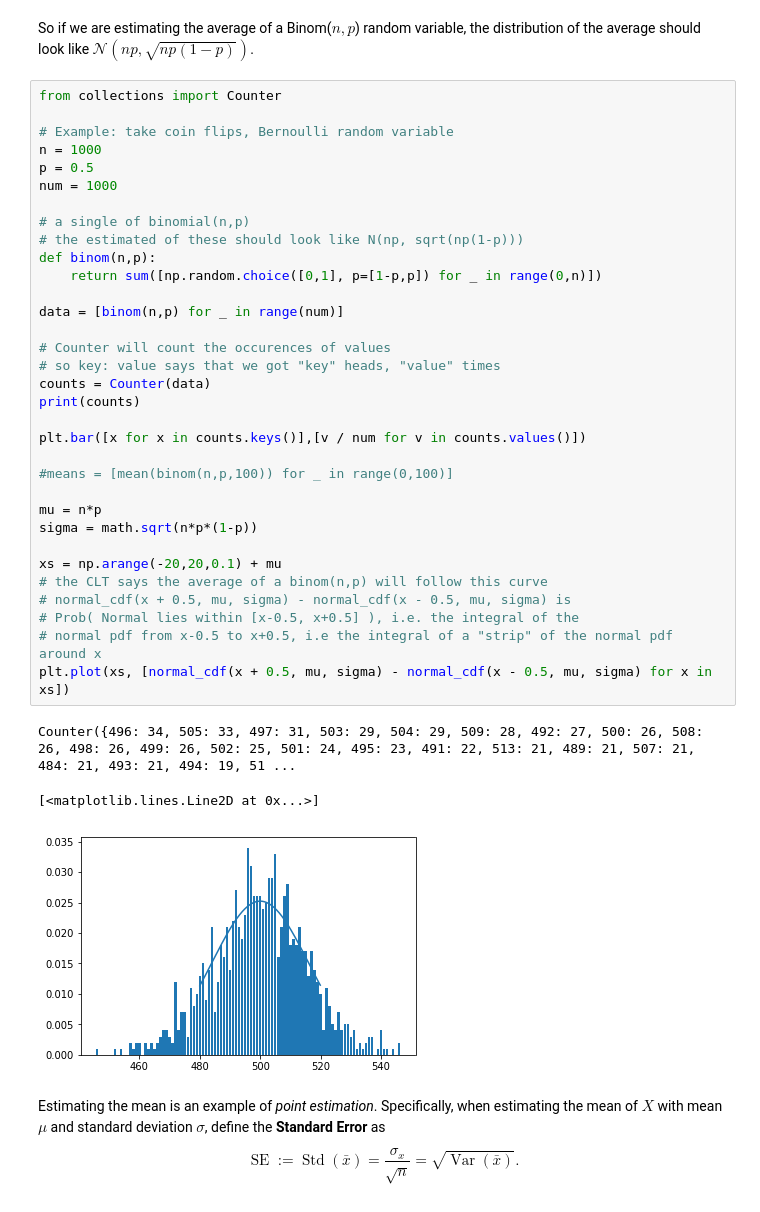
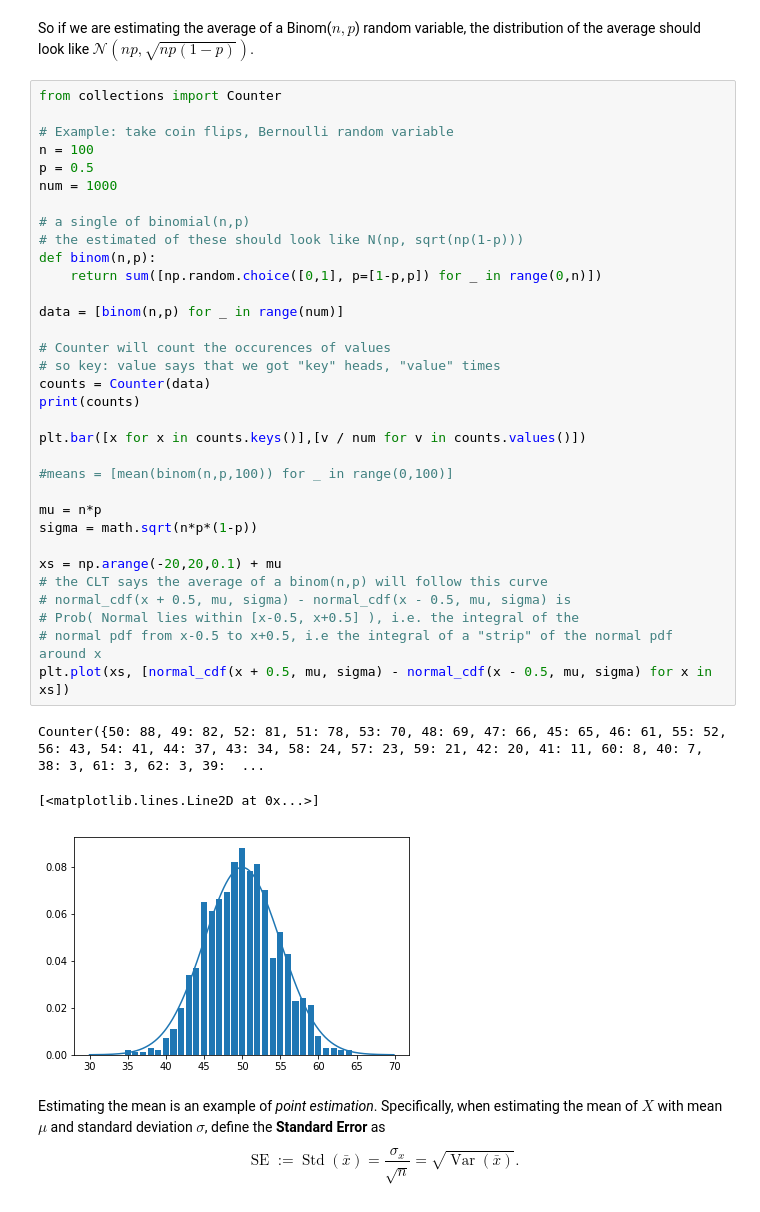
Before and after one commit to jtanderson/COSC-311-Fall2020, a Jupyter notebook: ContinuousDistributions.ipynb, the cells around one changed output. Drawn from its saved outputs; the diff is of its cells as text.

```diff
--- a/ContinuousDistributions.ipynb
+++ b/ContinuousDistributions.ipynb
@@ -235,39 +235,39 @@ So if we are estimating the average of a Binom($n,p$) random variable, the distr
 from collections import Counter
 
 # Example: take coin flips, Bernoulli random variable
-n = 1000
+n = 100
 p = 0.5
 num = 1000
 
 # a single of binomial(n,p)
 # the estimated of these should look like N(np, sqrt(np(1-p)))
 def binom(n,p):
     return sum([np.random.choice([0,1], p=[1-p,p]) for _ in range(0,n)])
 
 data = [binom(n,p) for _ in range(num)]
 
 # Counter will count the occurences of values
 # so key: value says that we got "key" heads, "value" times
 counts = Counter(data)
 print(counts)
 
 plt.bar([x for x in counts.keys()],[v / num for v in counts.values()])
 
 #means = [mean(binom(n,p,100)) for _ in range(0,100)]
 
 mu = n*p
 sigma = math.sqrt(n*p*(1-p))
 
 xs = np.arange(-20,20,0.1) + mu
 # the CLT says the average of a binom(n,p) will follow this curve
 # normal_cdf(x + 0.5, mu, sigma) - normal_cdf(x - 0.5, mu, sigma) is
 # Prob( Normal lies within [x-0.5, x+0.5] ), i.e. the integral of the
 # normal pdf from x-0.5 to x+0.5, i.e the integral of a "strip" of the normal pdf around x
 plt.plot(xs, [normal_cdf(x + 0.5, mu, sigma) - normal_cdf(x - 0.5, mu, sigma) for x in xs])
 # %% [output]
-Counter({496: 34, 505: 33, 497: 31, 503: 29, 504: 29, 509: 28, 492: 27, 500: 26, 508: 26, 498: 26, 499: 26, 502: 25, 501: 24, 495: 23, 491: 22, 513: 21, 489: 21, 507: 21, 484: 21, 493: 21, 494: 19, 51 ...
+Counter({50: 88, 49: 82, 52: 81, 51: 78, 53: 70, 48: 69, 47: 66, 45: 65, 46: 61, 55: 52, 56: 43, 54: 41, 44: 37, 43: 34, 58: 24, 57: 23, 59: 21, 42: 20, 41: 11, 60: 8, 40: 7, 38: 3, 61: 3, 62: 3, 39:  ...
 [<matplotlib.lines.Line2D at 0x...>]
-[figure, old version]
+[figure, new version]
 # %% [markdown]
 Estimating the mean is an example of _point estimation_. Specifically, when estimating the mean of $X$ with mean $\mu$ and standard deviation $\sigma$, define the **Standard Error** as
 $$ \operatorname{SE} := \operatorname{Std}(\bar{x})= \frac{\sigma_x}{\sqrt{n}} = \sqrt{\operatorname{Var}(\bar{x})}. $$
```
Also changed, not shown: parts of 6 cells of this notebook, 2 other files.
